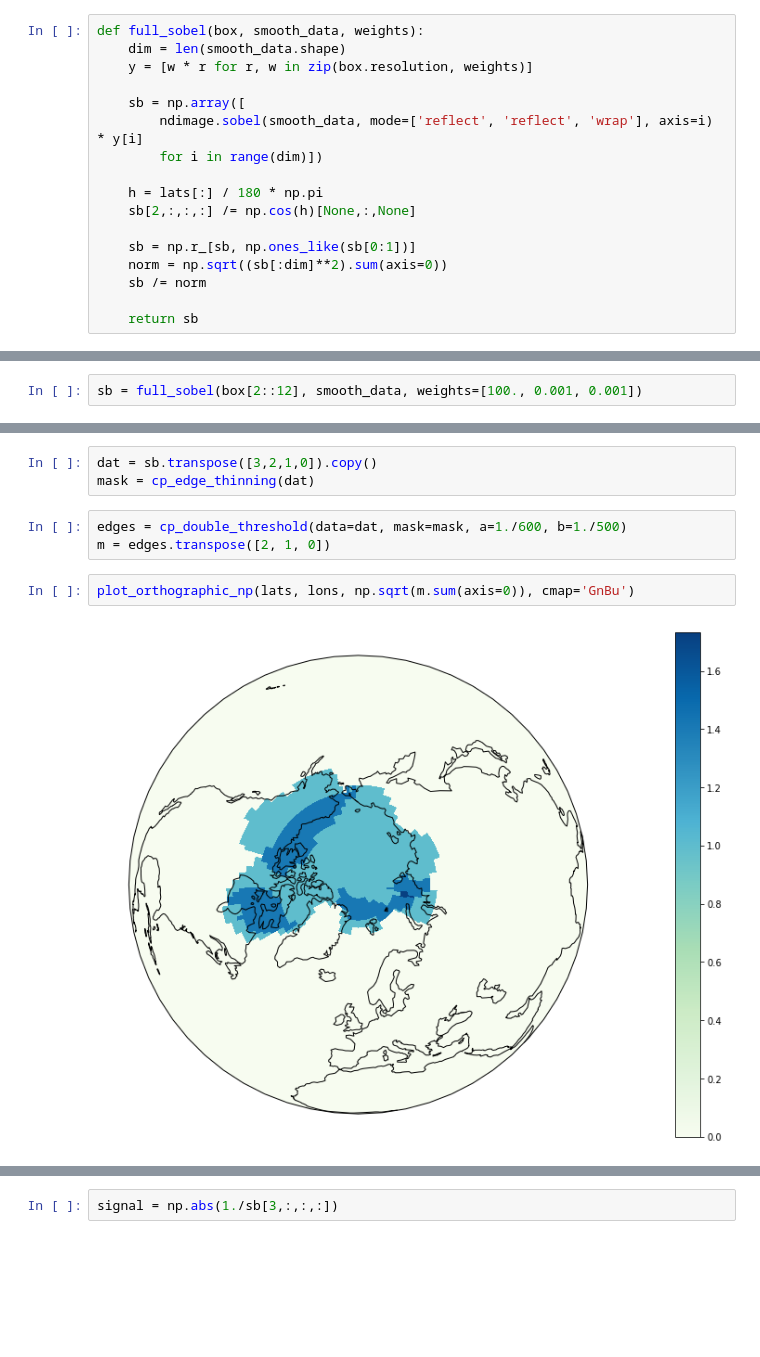
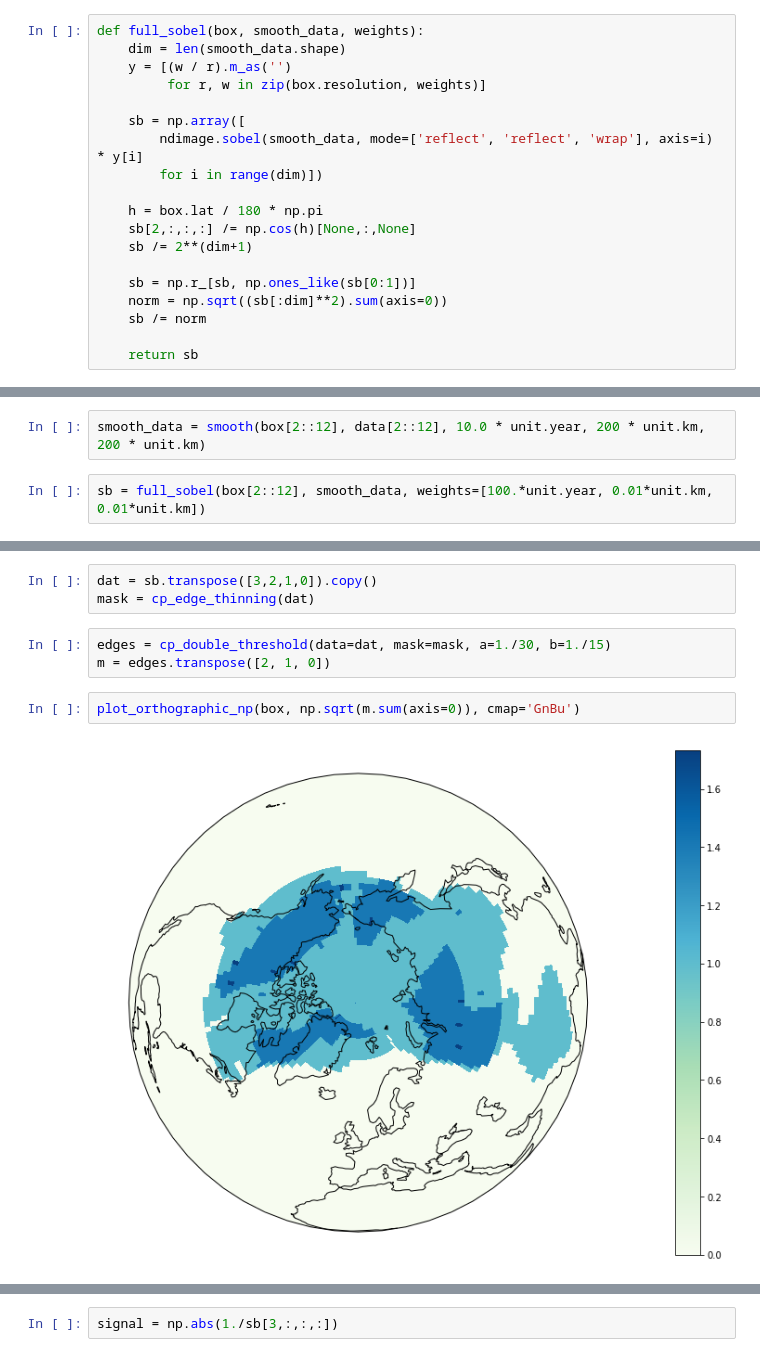
Before and after one commit to abrupt-climate/notebooks, a Jupyter notebook: Temperature.ipynb, the cells around one changed output, grey strips where cells are left out. Saved outputs shown, nothing was run; the diff lists cells and outputs as text; blank space fills up the shorter version.

```diff
--- a/Temperature.ipynb
+++ b/Temperature.ipynb
@@ -199,14 +170,16 @@ If you're reading this message in another notebook frontend (for example, a stat
 # %%
 def full_sobel(box, smooth_data, weights):
     dim = len(smooth_data.shape)
-    y = [w * r for r, w in zip(box.resolution, weights)]
+    y = [(w / r).m_as('')
+         for r, w in zip(box.resolution, weights)]
 
     sb = np.array([
         ndimage.sobel(smooth_data, mode=['reflect', 'reflect', 'wrap'], axis=i) * y[i]
         for i in range(dim)])
 
-    h = lats[:] / 180 * np.pi
+    h = box.lat / 180 * np.pi
     sb[2,:,:,:] /= np.cos(h)[None,:,None]
+    sb /= 2**(dim+1)
 
     sb = np.r_[sb, np.ones_like(sb[0:1])]
     norm = np.sqrt((sb[:dim]**2).sum(axis=0))
@@ -216,15 +230,17 @@ def full_sobel(box, smooth_data, weights):
+# %%
+smooth_data = smooth(box[2::12], data[2::12], 10.0 * unit.year, 200 * unit.km, 200 * unit.km)
 # %%
-sb = full_sobel(box[2::12], smooth_data, weights=[100., 0.001, 0.001])
+sb = full_sobel(box[2::12], smooth_data, weights=[100.*unit.year, 0.01*unit.km, 0.01*unit.km])
 # %%
 from hyper_canny import cp_edge_thinning, cp_double_threshold
 # %%
 dat = sb.transpose([3,2,1,0]).copy()
 mask = cp_edge_thinning(dat)
 # %%
-edges = cp_double_threshold(data=dat, mask=mask, a=1./600, b=1./500)
+edges = cp_double_threshold(data=dat, mask=mask, a=1./30, b=1./15)
 m = edges.transpose([2, 1, 0])
 # %%
-plot_orthographic_np(lats, lons, np.sqrt(m.sum(axis=0)), cmap='GnBu')
+plot_orthographic_np(box, np.sqrt(m.sum(axis=0)), cmap='GnBu')
 # %% [output]
-[figure, old version]
+[figure, new version]
 # %%
```
Also changed, not shown: parts of 32 cells of this notebook, 3 other files.
